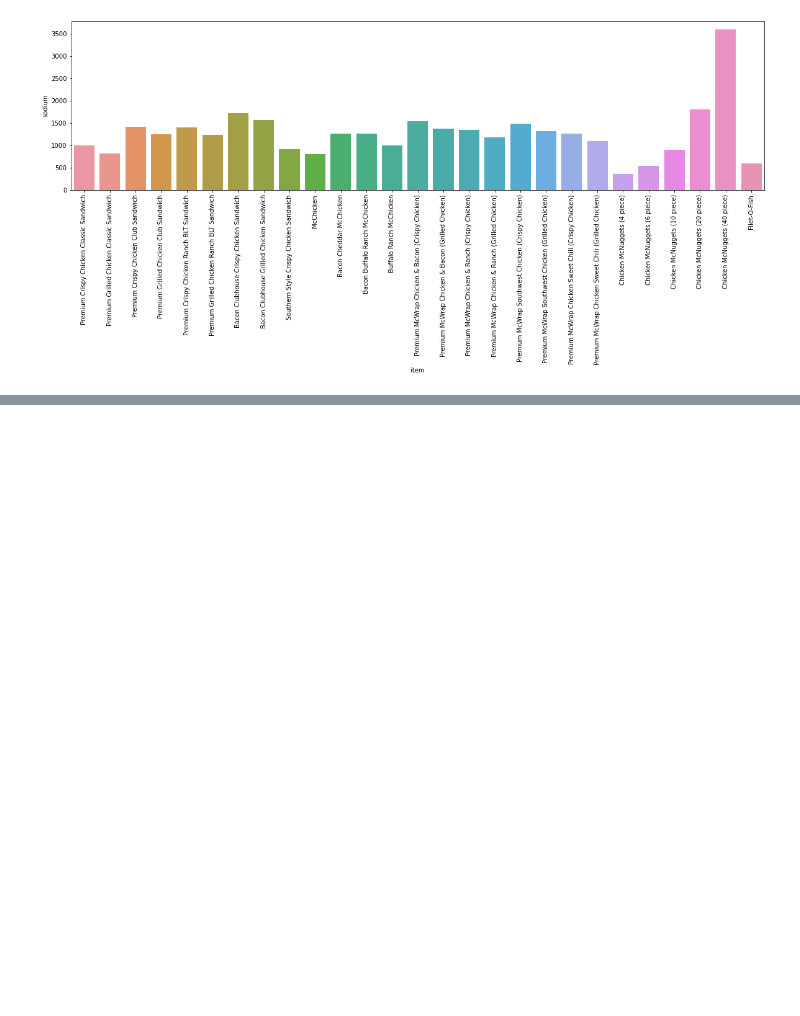
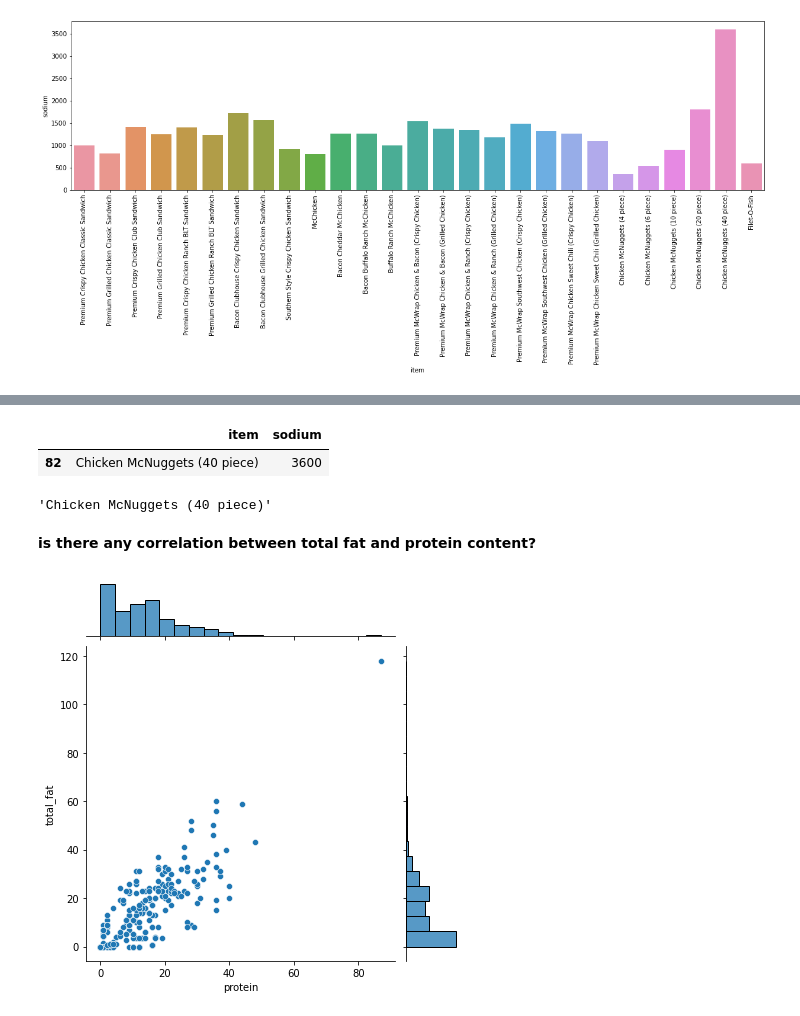
Before and after one commit to Farhad-Davaripour/Data_Exploratory_Analysis, a Jupyter notebook: Data_Exploratory_Analysis_Using_Python_and_SQL.ipynb, the cells around one changed output, grey strips where cells are left out. Drawn from its saved outputs; the diff is of its cells as text; code cells hidden in the pictures; blank space fills up the shorter version.

```diff
--- a/Data_Exploratory_Analysis_Using_Python_and_SQL.ipynb
+++ b/Data_Exploratory_Analysis_Using_Python_and_SQL.ipynb
@@ -86,0 +84,21 @@ plt.show()
+# %%
+# another approach to find the item with highest content of sodium using python
+item_max_sodium = df[df['sodium']==max(df['sodium'])][['item','sodium']]
+item_max_sodium
+# %% [output]
+|  | item | sodium |
+| 82 | Chicken McNuggets (40 piece) | 3600 |
+# %%
+# or maybe using the approach presented below
+df.at[df['sodium'].idxmax(),'item']
+# %% [output]
+'Chicken McNuggets (40 piece)'
+# %% [markdown]
+__is there any correlation between total fat and protein content?__
+# %%
+%matplotlib inline
+plot = seaborn.jointplot(x="protein", y="total_fat", data=df)
+# there is a point on the top right side of the plot which is a possible outlier
+# there seems to be some sort of correlation between total fat and protein
+# %% [output]
+[figure, added]
```
Also changed, not shown: parts of 7 cells of this notebook.
